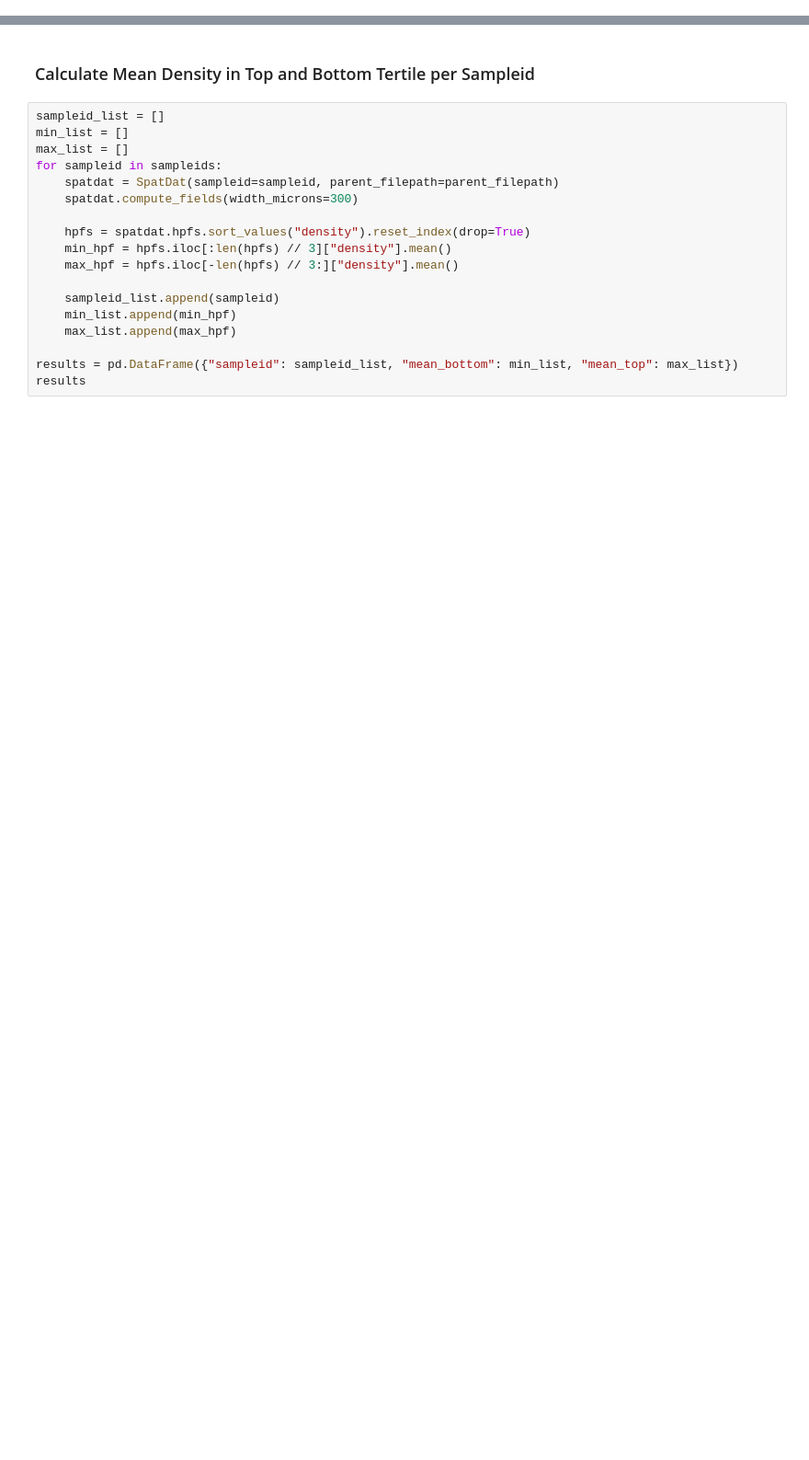
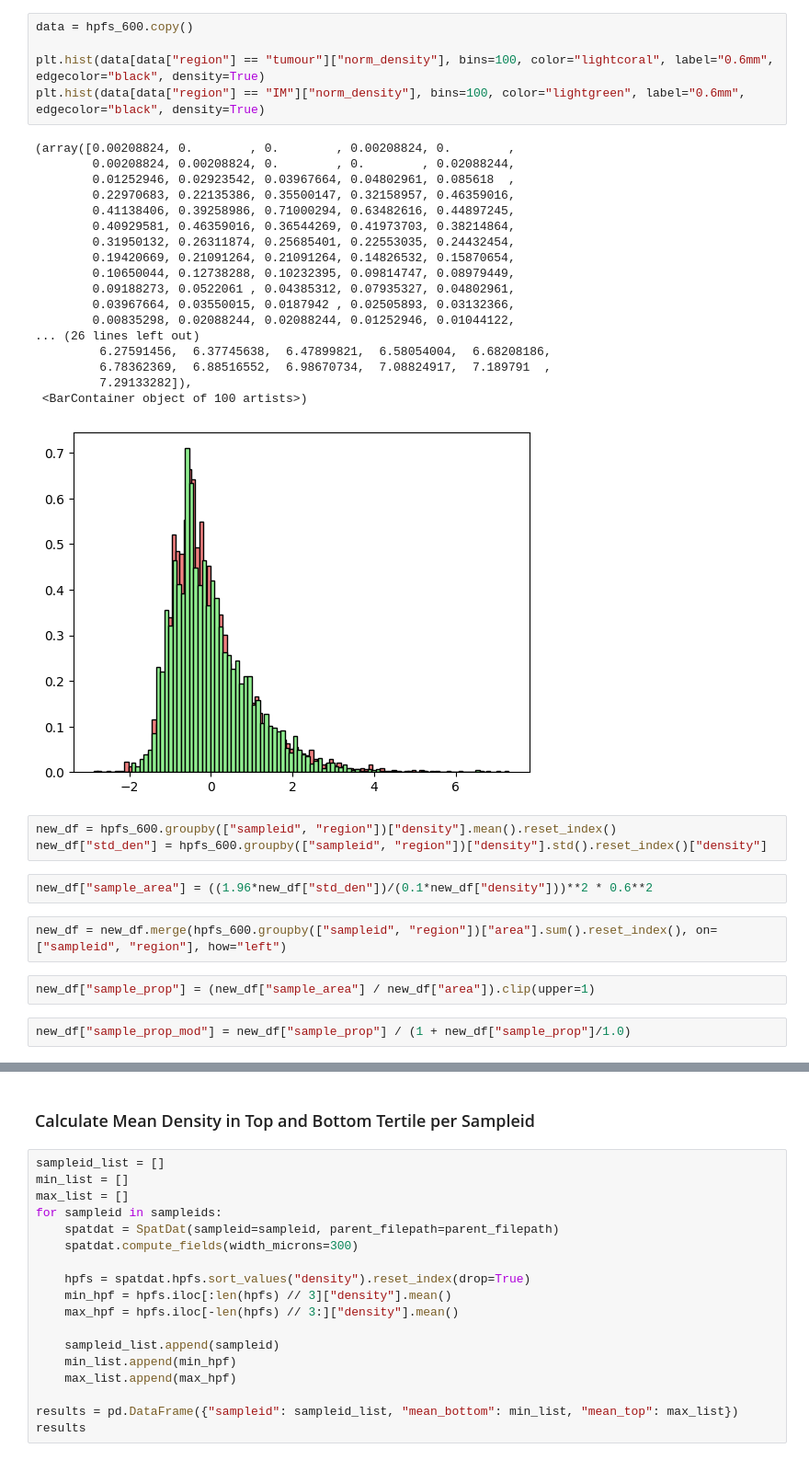
Before and after one commit to M-Fotheringham/Whole-Slide_vs_TMA_Sampling, a Jupyter notebook: src/SimuSamp/scripts/hpf_tertiles.ipynb, the cells around one changed output, grey strips where cells are left out. Shown at 92% size. Cells and saved outputs as stored; diff of their text form; blank space fills up the shorter version.

```diff
--- a/src/SimuSamp/scripts/hpf_tertiles.ipynb
+++ b/src/SimuSamp/scripts/hpf_tertiles.ipynb
@@ -10,0 +375,35 @@ sampleids = ["01_F", "01_G", "02_G", "02_H", "03_B", "03_H", "04_I", "04_N", "05
+# %%
+data = hpfs_600.copy()
+
+plt.hist(data[data["region"] == "tumour"]["norm_density"], bins=100, color="lightcoral", label="0.6mm", edgecolor="black", density=True)
+plt.hist(data[data["region"] == "IM"]["norm_density"], bins=100, color="lightgreen", label="0.6mm", edgecolor="black", density=True)
+# %% [output]
+(array([0.00208824, 0.        , 0.        , 0.00208824, 0.        ,
+        0.00208824, 0.00208824, 0.        , 0.        , 0.02088244,
+        0.01252946, 0.02923542, 0.03967664, 0.04802961, 0.085618  ,
+        0.22970683, 0.22135386, 0.35500147, 0.32158957, 0.46359016,
+        0.41138406, 0.39258986, 0.71000294, 0.63482616, 0.44897245,
+        0.40929581, 0.46359016, 0.36544269, 0.41973703, 0.38214864,
+        0.31950132, 0.26311874, 0.25685401, 0.22553035, 0.24432454,
+        0.19420669, 0.21091264, 0.21091264, 0.14826532, 0.15870654,
+        0.10650044, 0.12738288, 0.10232395, 0.09814747, 0.08979449,
+        0.09188273, 0.0522061 , 0.04385312, 0.07935327, 0.04802961,
+        0.03967664, 0.03550015, 0.0187942 , 0.02505893, 0.03132366,
+        0.00835298, 0.02088244, 0.02088244, 0.01252946, 0.01044122,
+... (26 lines left out)
+         6.27591456,  6.37745638,  6.47899821,  6.58054004,  6.68208186,
+         6.78362369,  6.88516552,  6.98670734,  7.08824917,  7.189791  ,
+         7.29133282]),
+ <BarContainer object of 100 artists>)
+[figure, added]
+# %%
+new_df = hpfs_600.groupby(["sampleid", "region"])["density"].mean().reset_index()
+new_df["std_den"] = hpfs_600.groupby(["sampleid", "region"])["density"].std().reset_index()["density"]
+# %%
+new_df["sample_area"] = ((1.96*new_df["std_den"])/(0.1*new_df["density"]))**2 * 0.6**2
+# %%
+new_df = new_df.merge(hpfs_600.groupby(["sampleid", "region"])["area"].sum().reset_index(), on=["sampleid", "region"], how="left")
+# %%
+new_df["sample_prop"] = (new_df["sample_area"] / new_df["area"]).clip(upper=1)
+# %%
+new_df["sample_prop_mod"] = new_df["sample_prop"] / (1 + new_df["sample_prop"]/1.0)
```
Also changed, not shown: parts of 36 cells of this notebook, 6 other files.
